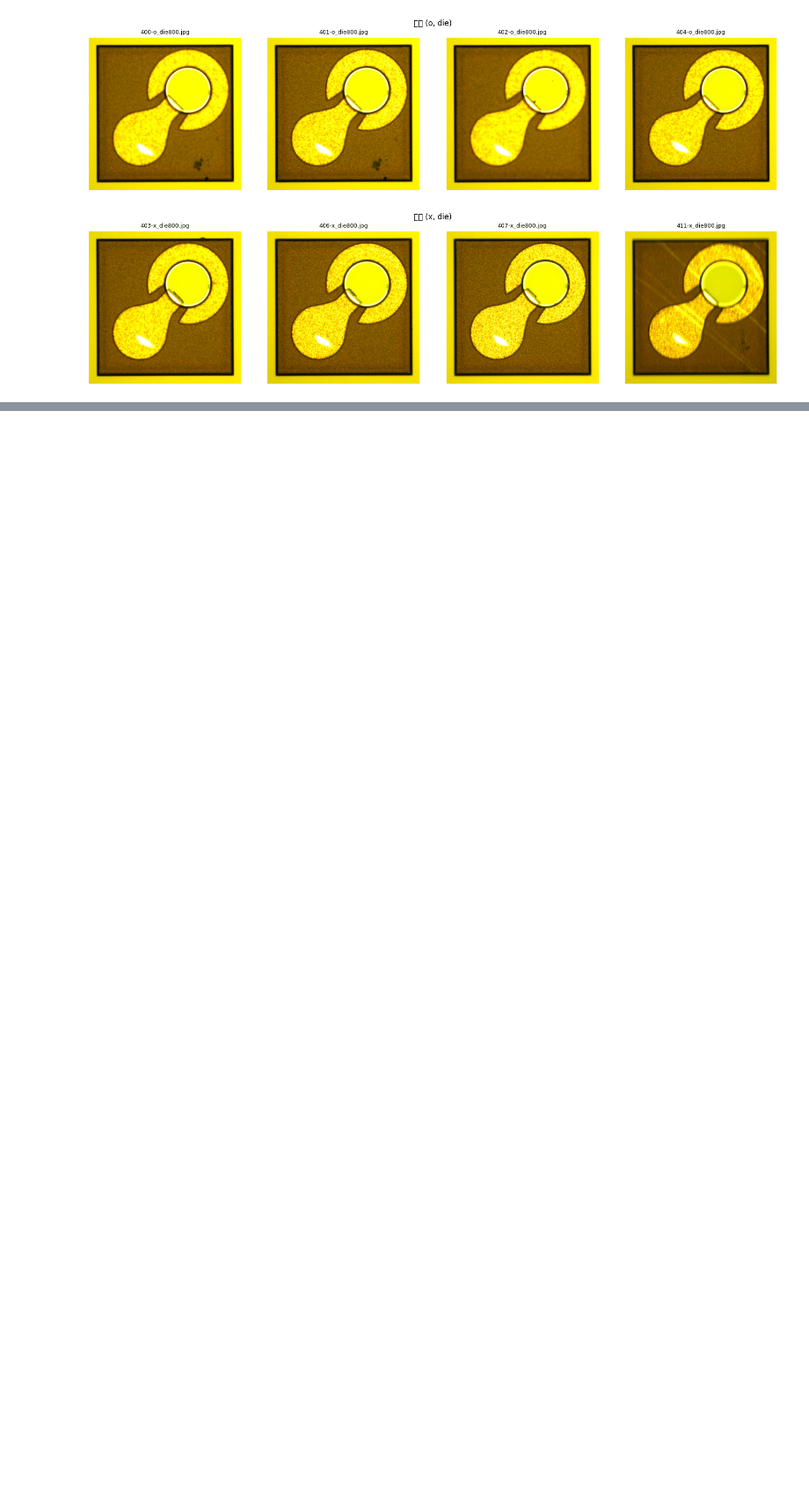
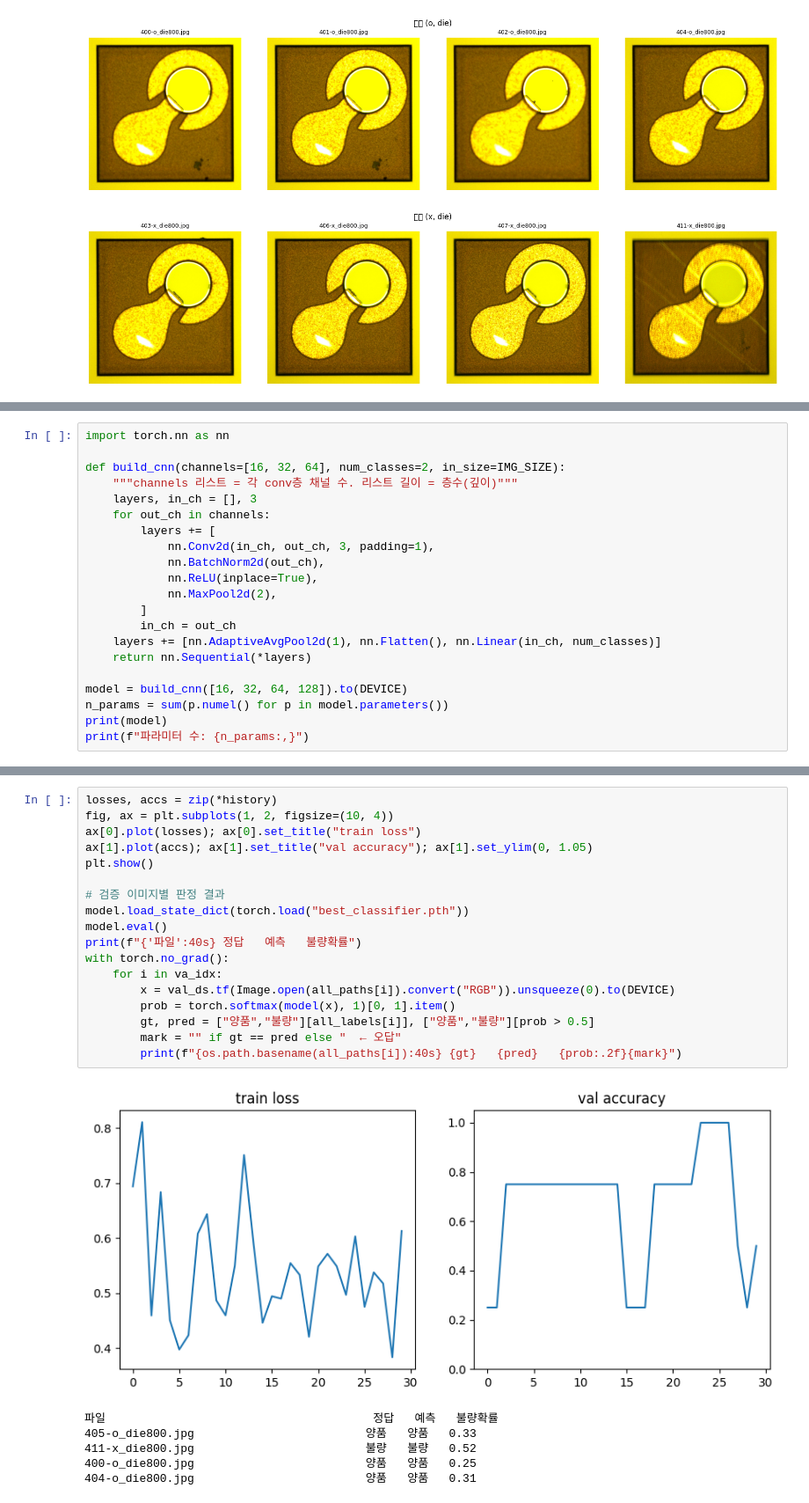
Before and after one commit to ilfpns/PhoSem, a Jupyter notebook: Phosem_CNN.ipynb, the cells around one changed output, grey strips where cells are left out. Shown at 88% size. Drawn from its saved outputs; the diff is of its cells as text; blank space fills up the shorter version.

```diff
--- a/Phosem_CNN.ipynb
+++ b/Phosem_CNN.ipynb
@@ -169,0 +216,21 @@ show_row(bad_paths,  "불량 (x, die)")
+# %%
+import torch.nn as nn
+
+def build_cnn(channels=[16, 32, 64], num_classes=2, in_size=IMG_SIZE):
+    """channels 리스트 = 각 conv층 채널 수. 리스트 길이 = 층수(깊이)"""
+    layers, in_ch = [], 3
+    for out_ch in channels:
+        layers += [
+            nn.Conv2d(in_ch, out_ch, 3, padding=1),
+            nn.BatchNorm2d(out_ch),
+            nn.ReLU(inplace=True),
+            nn.MaxPool2d(2),
+        ]
+        in_ch = out_ch
+    layers += [nn.AdaptiveAvgPool2d(1), nn.Flatten(), nn.Linear(in_ch, num_classes)]
+    return nn.Sequential(*layers)
+
+model = build_cnn([16, 32, 64, 128]).to(DEVICE)
+n_params = sum(p.numel() for p in model.parameters())
+print(model)
+print(f"파라미터 수: {n_params:,}")
@@ -169,0 +307,25 @@ show_row(bad_paths,  "불량 (x, die)")
+# %%
+losses, accs = zip(*history)
+fig, ax = plt.subplots(1, 2, figsize=(10, 4))
+ax[0].plot(losses); ax[0].set_title("train loss")
+ax[1].plot(accs); ax[1].set_title("val accuracy"); ax[1].set_ylim(0, 1.05)
+plt.show()
+
+# 검증 이미지별 판정 결과
+model.load_state_dict(torch.load("best_classifier.pth"))
+model.eval()
+print(f"{'파일':40s} 정답   예측   불량확률")
+with torch.no_grad():
+    for i in va_idx:
+        x = val_ds.tf(Image.open(all_paths[i]).convert("RGB")).unsqueeze(0).to(DEVICE)
+        prob = torch.softmax(model(x), 1)[0, 1].item()
+        gt, pred = ["양품","불량"][all_labels[i]], ["양품","불량"][prob > 0.5]
+        mark = "" if gt == pred else "  ← 오답"
+        print(f"{os.path.basename(all_paths[i]):40s} {gt}   {pred}   {prob:.2f}{mark}")
+# %% [output]
+[figure, added]
+파일                                       정답   예측   불량확률
+405-o_die800.jpg                         양품   양품   0.33
+411-x_die800.jpg                         불량   불량   0.52
+400-o_die800.jpg                         양품   양품   0.25
+404-o_die800.jpg                         양품   양품   0.31
```
Also changed, not shown: parts of 4 cells of this notebook.
